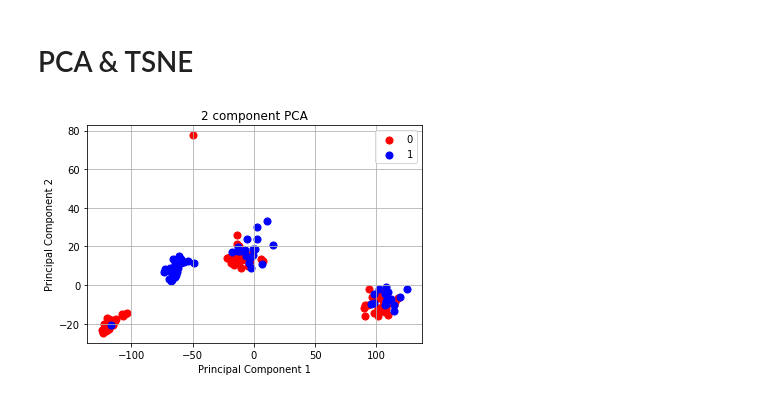
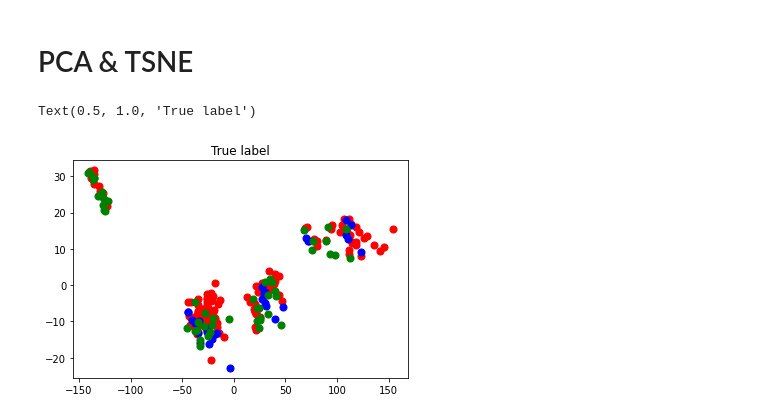
Before and after one commit to AnnieCRY/DS5230-project, a Jupyter notebook: EDA.ipynb, the cells around one changed output. Saved outputs shown, nothing was run; the diff lists cells and outputs as text; code cells hidden in the pictures.

```diff
--- a/EDA.ipynb
+++ b/EDA.ipynb
@@ -69,3 +87,21 @@ Y_test= labels2binary('nobee', labels_test)
+# %%
+def get_GT_labels_fromFiles(path_labels, sample_ids, labels2read) : #labels2read =  name of the label file
+    labels = []
+    fileAsdict={}
+
+    with open(path_labels + labels2read+'.csv', 'r') as labfile:
+        csvreader = csv.reader(labfile, delimiter=',')
+        for row in csvreader:
+            if not row[0] == 'sample_name':
+                fileAsdict[row[0]]=row[-1]   # row[-1] = '/missing queen/active' or 'bee/nobee'
+
+    for sample in sample_ids:
+        labels.append(fileAsdict[sample[0:-4]])  #remove .wav extension
+
+    return labels
+# %%
+labels_train = get_GT_labels_fromFiles(path_workingFolder, sample_ids_train, labels2read)
+Y_train = labels_train
 # %%
 # 2-component PCA:
 pca = PCA(n_components = 2)
@@ -75,23 +111,13 @@ pca = PCA(n_components = 2).fit_transform(X_train)
 pca_df = pd.DataFrame(data = pca, columns = ['component1', 'component2'])
 
 pca_df = pd.concat([pca_df, pd.DataFrame(Y_train, columns = ['label'])], axis = 1)
-# %%
-# 2-component PCA visualization:
-fig = plt.figure()
-ax = fig.add_subplot(1,1,1)
-ax.set_xlabel('Principal Component 1')
-ax.set_ylabel('Principal Component 2')
-ax.set_title('2 component PCA')
-labels = [0, 1]
-colors = ['r', 'b']
-for label, color in zip(labels, colors):
-    indicesToKeep = pca_df['label'] == label
-    ax.scatter(pca_df.loc[indicesToKeep, 'component1']
-               , pca_df.loc[indicesToKeep, 'component2']
-               , c = color
-               , s = 50)
-ax.grid()
-ax.legend(labels)
-plt.show()
-# %% [output]
-[figure, removed]
+# %%
+# 2-component PCA visualization:
+plt.scatter(pca_df[pca_df['label']=='bee'].iloc[:,0], pca_df[pca_df['label']=='bee'].iloc[:,1], c='r', s=50, cmap='viridis')
+plt.scatter(pca_df[pca_df['label']=='nobee'].iloc[:,0], pca_df[pca_df['label']=='nobee'].iloc[:,1], c='b', s=50, cmap='viridis')
+plt.scatter(pca_df[pca_df['label']=='unknown'].iloc[:,0], pca_df[pca_df['label']=='unknown'].iloc[:,1], c='g', s=50, cmap='viridis')
+
+plt.title("True label")
+# %% [output]
+Text(0.5, 1.0, 'True label')
+[figure, added]
```
Also changed, not shown: parts of 13 cells of this notebook.
